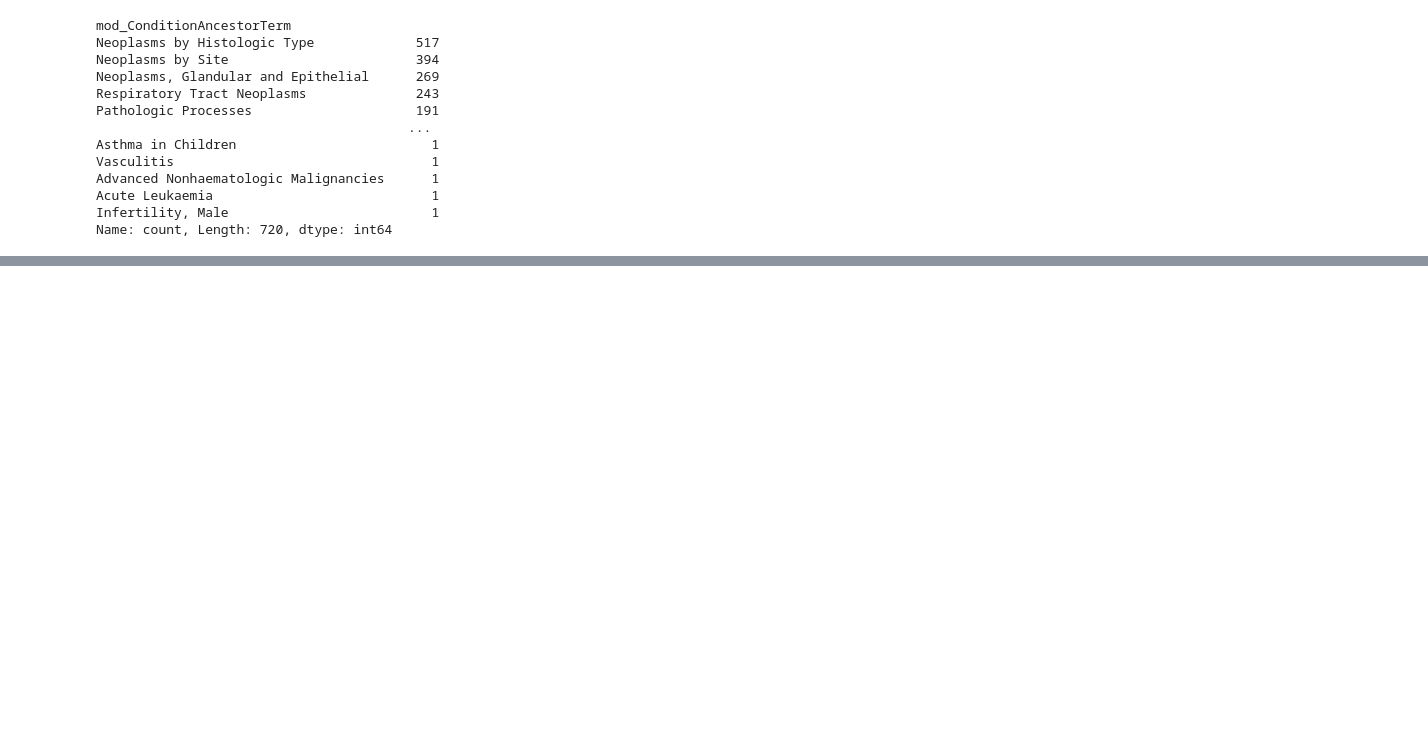
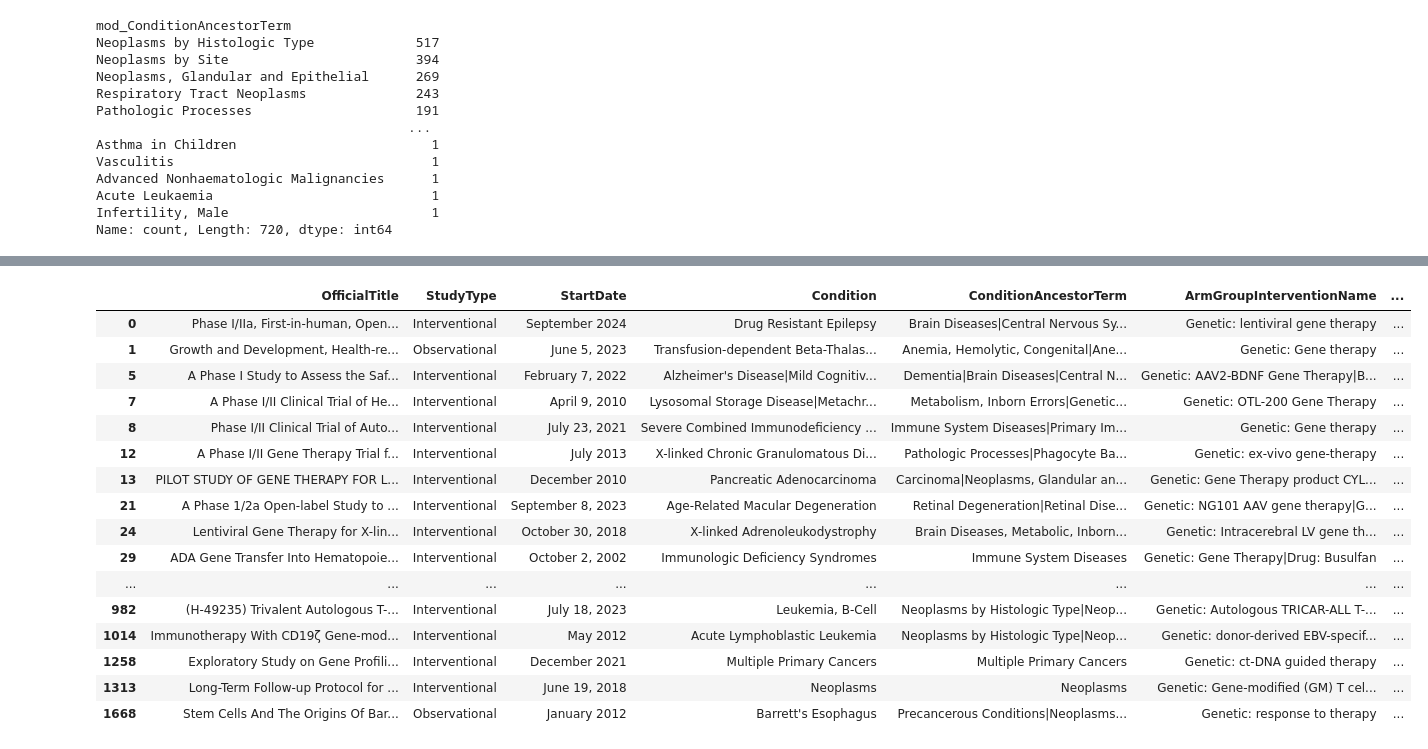
Before and after one commit to hshadman/testrun_, a Jupyter notebook: read_text.ipynb, the cells around one changed output, grey strips where cells are left out. Saved outputs shown, nothing was run; the diff lists cells and outputs as text; code cells hidden in the pictures; blank space fills up the shorter version.

Commit message:
gene therapy

```diff
--- a/read_text.ipynb
+++ b/read_text.ipynb
@@ -177,0 +177,3 @@ True
+# %%
+select_gene_therapy_cases = [elem for elem in text_data['ArmGroupInterventionName'].values for word in onlygen_modified_armgroup_interventionName if elem.find(word)!=-1]
+select_gene_therapy_cases
@@ -177,0 +198,22 @@ True
+# %%
+sankey_data = text_data[text_data['ArmGroupInterventionName'].isin(select_gene_therapy_cases)].copy()
+sankey_data['no_of_cases'] = np.repeat(sankey_data.shape[0],sankey_data.shape[0])
+sankey_data
+# %% [output]
+|  | OfficialTitle | StudyType | StartDate | Condition | ConditionAncestorTerm | ArmGroupInterventionName | ... |
+| 0 | Phase I/IIa, First-in-human, Open... | Interventional | September 2024 | Drug Resistant Epilepsy | Brain Diseases|Central Nervous Sy... | Genetic: lentiviral gene therapy | ... |
+| 1 | Growth and Development, Health-re... | Observational | June 5, 2023 | Transfusion-dependent Beta-Thalas... | Anemia, Hemolytic, Congenital|Ane... | Genetic: Gene therapy | ... |
+| 5 | A Phase I Study to Assess the Saf... | Interventional | February 7, 2022 | Alzheimer's Disease|Mild Cognitiv... | Dementia|Brain Diseases|Central N... | Genetic: AAV2-BDNF Gene Therapy|B... | ... |
+| 7 | A Phase I/II Clinical Trial of He... | Interventional | April 9, 2010 | Lysosomal Storage Disease|Metachr... | Metabolism, Inborn Errors|Genetic... | Genetic: OTL-200 Gene Therapy | ... |
+| 8 | Phase I/II Clinical Trial of Auto... | Interventional | July 23, 2021 | Severe Combined Immunodeficiency ... | Immune System Diseases|Primary Im... | Genetic: Gene therapy | ... |
+| 12 | A Phase I/II Gene Therapy Trial f... | Interventional | July 2013 | X-linked Chronic Granulomatous Di... | Pathologic Processes|Phagocyte Ba... | Genetic: ex-vivo gene-therapy | ... |
+| 13 | PILOT STUDY OF GENE THERAPY FOR L... | Interventional | December 2010 | Pancreatic Adenocarcinoma | Carcinoma|Neoplasms, Glandular an... | Genetic: Gene Therapy product CYL... | ... |
+| 21 | A Phase 1/2a Open-label Study to ... | Interventional | September 8, 2023 | Age-Related Macular Degeneration | Retinal Degeneration|Retinal Dise... | Genetic: NG101 AAV gene therapy|G... | ... |
+| 24 | Lentiviral Gene Therapy for X-lin... | Interventional | October 30, 2018 | X-linked Adrenoleukodystrophy | Brain Diseases, Metabolic, Inborn... | Genetic: Intracerebral LV gene th... | ... |
+| 29 | ADA Gene Transfer Into Hematopoie... | Interventional | October 2, 2002 | Immunologic Deficiency Syndromes | Immune System Diseases | Genetic: Gene Therapy|Drug: Busulfan | ... |
+| ... | ... | ... | ... | ... | ... | ... | ... |
+| 982 | (H-49235) Trivalent Autologous T-... | Interventional | July 18, 2023 | Leukemia, B-Cell | Neoplasms by Histologic Type|Neop... | Genetic: Autologous TRICAR-ALL T-... | ... |
+| 1014 | Immunotherapy With CD19ζ Gene-mod... | Interventional | May 2012 | Acute Lymphoblastic Leukemia | Neoplasms by Histologic Type|Neop... | Genetic: donor-derived EBV-specif... | ... |
+| 1258 | Exploratory Study on Gene Profili... | Interventional | December 2021 | Multiple Primary Cancers | Multiple Primary Cancers | Genetic: ct-DNA guided therapy | ... |
+| 1313 | Long-Term Follow-up Protocol for ... | Interventional | June 19, 2018 | Neoplasms | Neoplasms | Genetic: Gene-modified (GM) T cel... | ... |
+| 1668 | Stem Cells And The Origins Of Bar... | Observational | January 2012 | Barrett's Esophagus | Precancerous Conditions|Neoplasms... | Genetic: response to therapy | ... |
```
Also changed, not shown: parts of 4 cells of this notebook.
